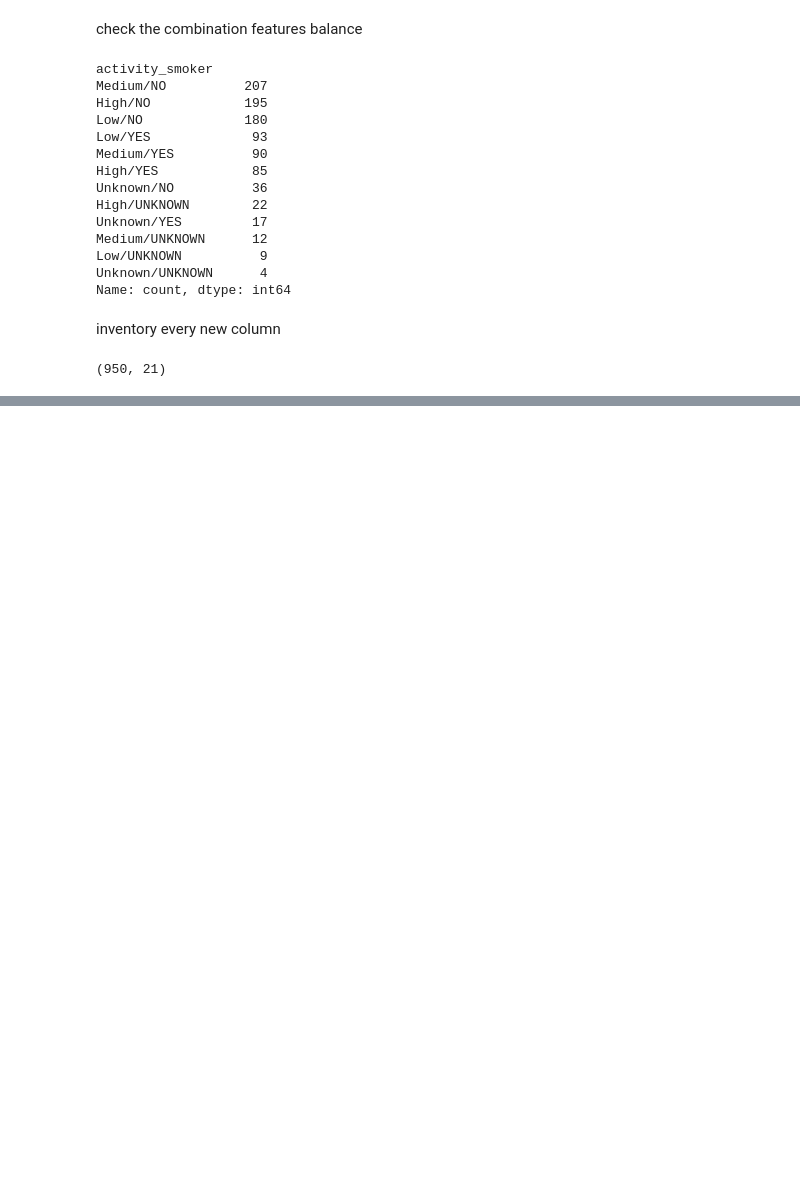
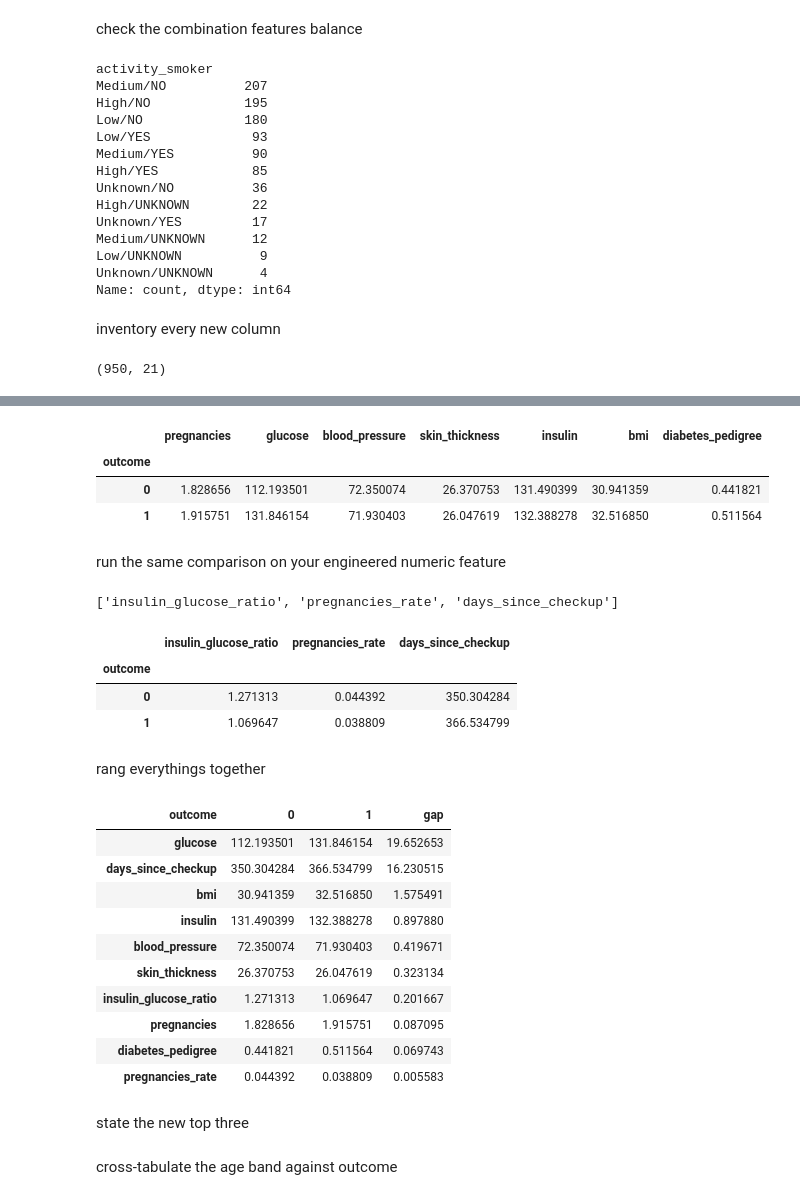
Before and after one commit to ashfiqua23-commits/project1-diabates, a Jupyter notebook: notebooks/ashfiqua_d2.ipynb, the cells around one changed output, grey strips where cells are left out. Cells and saved outputs as stored; diff of their text form; code cells hidden in the pictures; blank space fills up the shorter version.

```diff
--- a/notebooks/ashfiqua_d2.ipynb
+++ b/notebooks/ashfiqua_d2.ipynb
@@ -230,0 +245,3 @@ df.shape
+# %%
+numeric_col=['pregnancies','glucose','blood_pressure','skin_thickness','insulin','bmi','diabetes_pedigree']
+numeric_col
@@ -230,0 +256,41 @@ df.shape
+# %%
+df.groupby('outcome')[numeric_col].mean()
+# %% [output]
+|  | pregnancies | glucose | blood_pressure | skin_thickness | insulin | bmi | diabetes_pedigree |
+| outcome |  |  |  |  |  |  |  |
+| 0 | 1.828656 | 112.193501 | 72.350074 | 26.370753 | 131.490399 | 30.941359 | 0.441821 |
+| 1 | 1.915751 | 131.846154 | 71.930403 | 26.047619 | 132.388278 | 32.516850 | 0.511564 |
+# %% [markdown]
+run the same comparison on your engineered numeric feature
+# %%
+engineered_numeric=['insulin_glucose_ratio','pregnancies_rate','days_since_checkup']
+engineered_numeric
+# %% [output]
+['insulin_glucose_ratio', 'pregnancies_rate', 'days_since_checkup']
+# %%
+df.groupby('outcome')[engineered_numeric].mean()
+# %% [output]
+|  | insulin_glucose_ratio | pregnancies_rate | days_since_checkup |
+| outcome |  |  |  |
+| 0 | 1.271313 | 0.044392 | 350.304284 |
+| 1 | 1.069647 | 0.038809 | 366.534799 |
+# %% [markdown]
+rang everythings together
+# %%
+group_means=df.groupby('outcome')[numeric_col + engineered_numeric].mean().T
+group_means['gap'] = (group_means[1] - group_means[0]).abs()
+group_means.sort_values('gap',ascending=False)
+# %% [output]
+| outcome | 0 | 1 | gap |
+| glucose | 112.193501 | 131.846154 | 19.652653 |
+| days_since_checkup | 350.304284 | 366.534799 | 16.230515 |
+| bmi | 30.941359 | 32.516850 | 1.575491 |
+| insulin | 131.490399 | 132.388278 | 0.897880 |
+| blood_pressure | 72.350074 | 71.930403 | 0.419671 |
+| skin_thickness | 26.370753 | 26.047619 | 0.323134 |
+| insulin_glucose_ratio | 1.271313 | 1.069647 | 0.201667 |
+| pregnancies | 1.828656 | 1.915751 | 0.087095 |
+| diabetes_pedigree | 0.441821 | 0.511564 | 0.069743 |
+| pregnancies_rate | 0.044392 | 0.038809 | 0.005583 |
+# %% [markdown]
+state the new top three
@@ -230,0 +301,2 @@ df.shape
+# %% [markdown]
+cross-tabulate the age band against outcome
```
Also changed, not shown: parts of 16 cells of this notebook, 1 other file.
